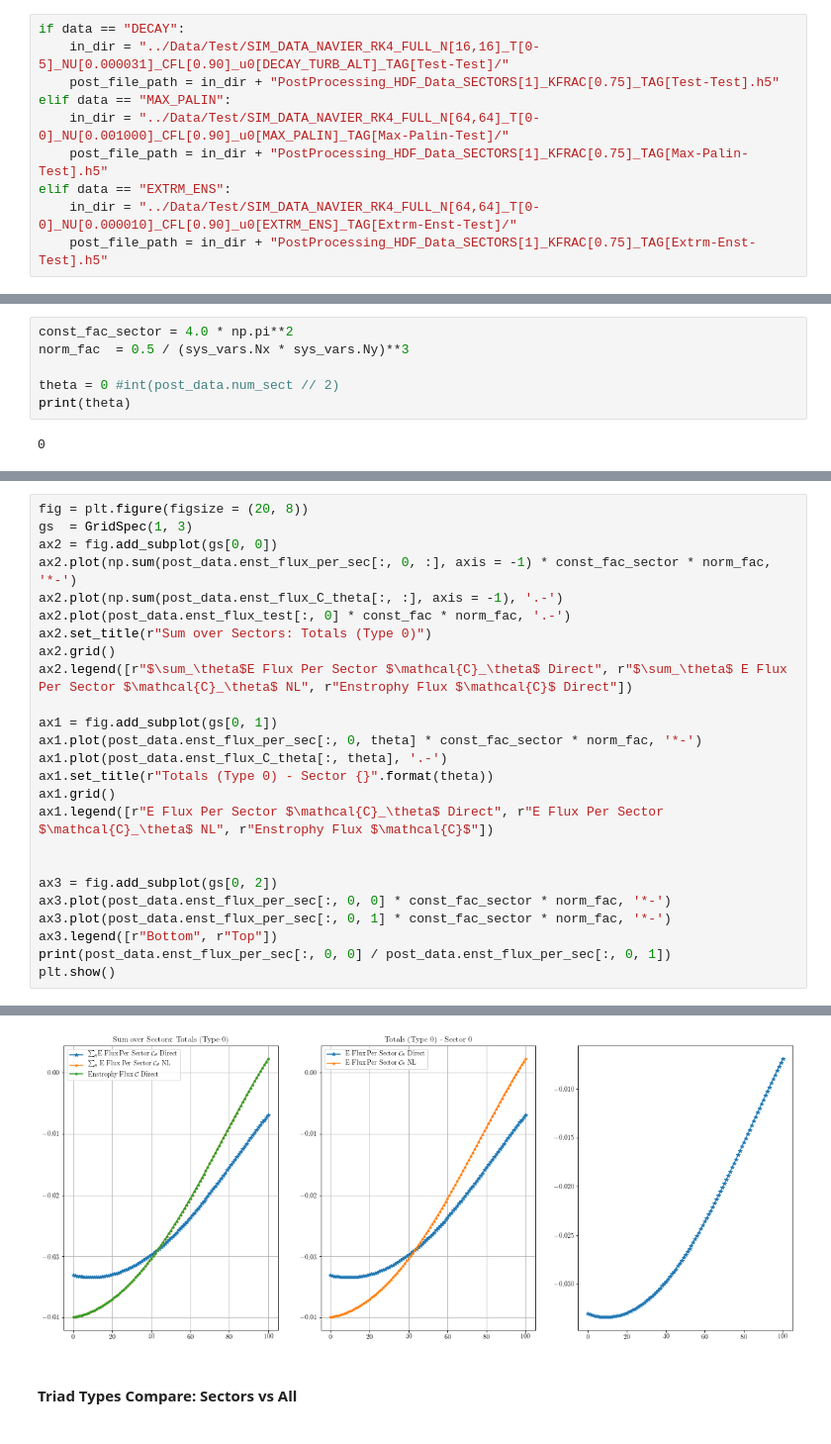
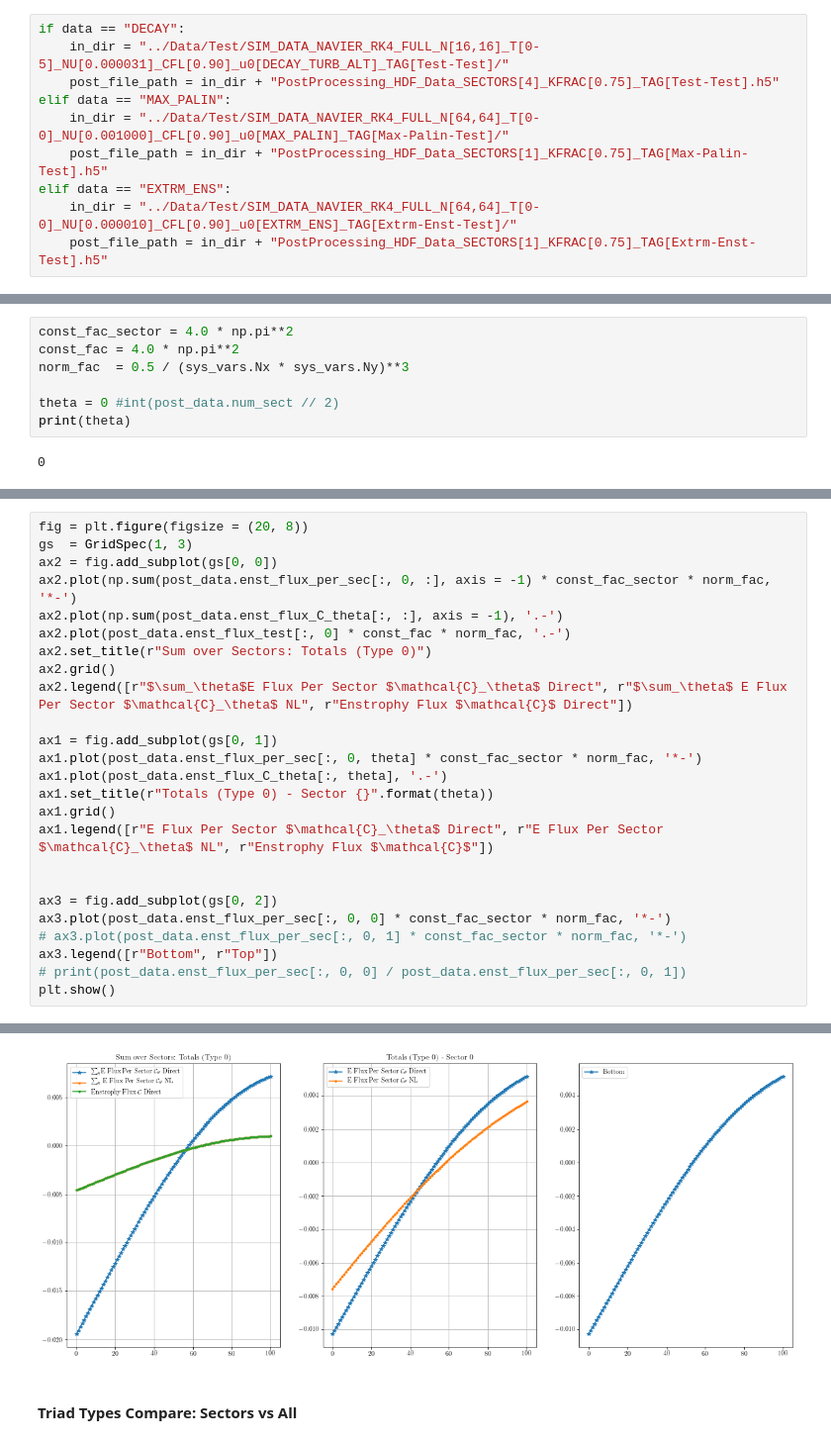
Before and after one commit to EndCar808/2D-Navier-Stokes, a Jupyter notebook: Plotting/CompareFluxes.ipynb, the cells around one changed output, grey strips where cells are left out. Shown at 99% size. Saved outputs shown, nothing was run; the diff lists cells and outputs as text.

Commit message:
POST: Still debugging phase sync sector calculation.

```diff
--- a/Plotting/CompareFluxes.ipynb
+++ b/Plotting/CompareFluxes.ipynb
@@ -41,7 +41,7 @@ data = "DECAY"
 # %%
 if data == "DECAY":
     in_dir = "../Data/Test/SIM_DATA_NAVIER_RK4_FULL_N[16,16]_T[0-5]_NU[0.000031]_CFL[0.90]_u0[DECAY_TURB_ALT]_TAG[Test-Test]/"
-    post_file_path = in_dir + "PostProcessing_HDF_Data_SECTORS[1]_KFRAC[0.75]_TAG[Test-Test].h5"
+    post_file_path = in_dir + "PostProcessing_HDF_Data_SECTORS[4]_KFRAC[0.75]_TAG[Test-Test].h5"
 elif data == "MAX_PALIN":
     in_dir = "../Data/Test/SIM_DATA_NAVIER_RK4_FULL_N[64,64]_T[0-0]_NU[0.001000]_CFL[0.90]_u0[MAX_PALIN]_TAG[Max-Palin-Test]/"
     post_file_path = in_dir + "PostProcessing_HDF_Data_SECTORS[1]_KFRAC[0.75]_TAG[Max-Palin-Test].h5"
@@ -144,6 +186,7 @@ for i in range(100):
 ## Enstorphy Flux Compare: Nonlinear Term vs Simple Sectors
 # %%
 const_fac_sector = 4.0 * np.pi**2
+const_fac = 4.0 * np.pi**2
 norm_fac  = 0.5 / (sys_vars.Nx * sys_vars.Ny)**3
 
 theta = 0 #int(post_data.num_sect // 2)
@@ -200,8 +244,8 @@ ax1.legend([r"E Flux Per Sector $\mathcal{C}_\theta$ Direct", r"E Flux Per Secto
 
 ax3 = fig.add_subplot(gs[0, 2])
 ax3.plot(post_data.enst_flux_per_sec[:, 0, 0] * const_fac_sector * norm_fac, '*-')
-ax3.plot(post_data.enst_flux_per_sec[:, 0, 1] * const_fac_sector * norm_fac, '*-')
+# ax3.plot(post_data.enst_flux_per_sec[:, 0, 1] * const_fac_sector * norm_fac, '*-')
 ax3.legend([r"Bottom", r"Top"])
-print(post_data.enst_flux_per_sec[:, 0, 0] / post_data.enst_flux_per_sec[:, 0, 1])
+# print(post_data.enst_flux_per_sec[:, 0, 0] / post_data.enst_flux_per_sec[:, 0, 1])
 plt.show()
 # %% [output]
@@ -209,4 +252,4 @@ IndexError: index 1 is out of bounds for axis 2 with size 1
-[figure, old version]
+[figure, new version]
 # %% [markdown]
 #### Triad Types Compare: Sectors vs All
 # %%
```
Also changed, not shown: parts of 14 cells of this notebook, 9 other files.
